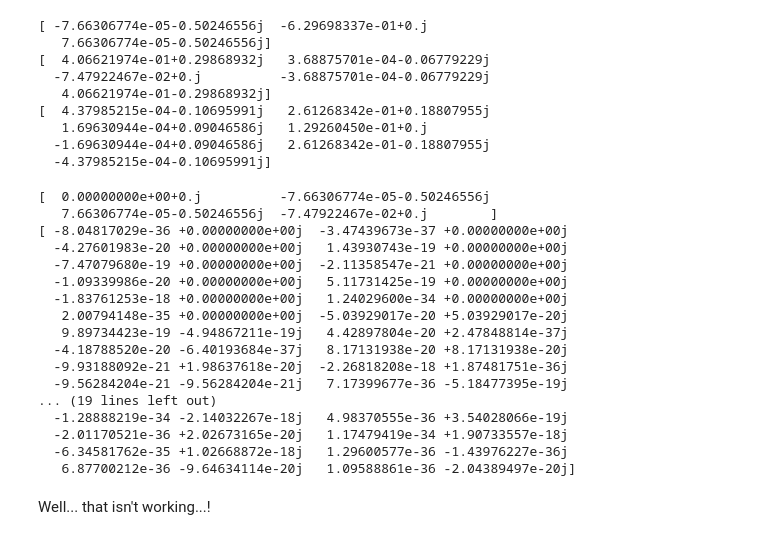
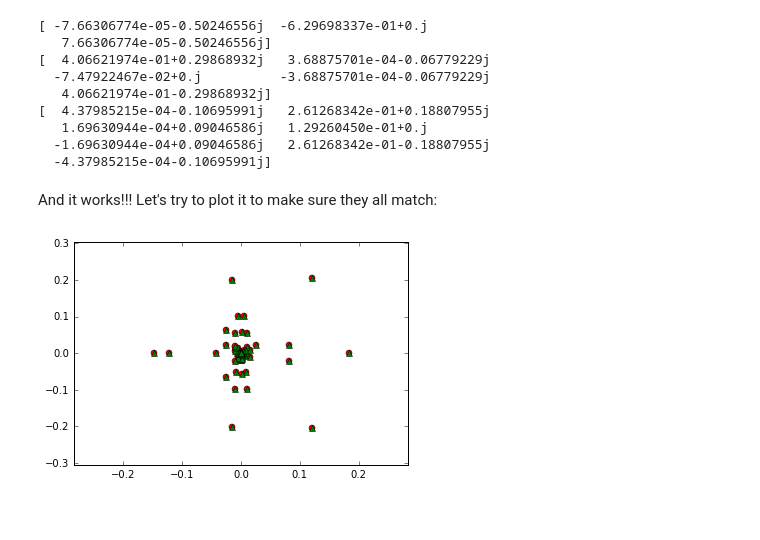
Before and after one commit to LaurencePeanuts/Music, a Jupyter notebook: Potential_Demo.ipynb, the cells around one changed output. Saved outputs shown, nothing was run; the diff lists cells and outputs as text; code cells hidden in the pictures; blank space fills up the shorter version.

```diff
--- a/Potential_Demo.ipynb
+++ b/Potential_Demo.ipynb
@@ -159,23 +165,12 @@ We.decompose_T_map_into_spherical_harmonics(lmax=10)
-# %%
-print We.alm[0:4]
-print We.alm2
-# %% [output]
-[  0.00000000e+00+0.j          -7.66306774e-05-0.50246556j
-   7.66306774e-05-0.50246556j  -7.47922467e-02+0.j        ]
-[ -8.04817029e-36 +0.00000000e+00j  -3.47439673e-37 +0.00000000e+00j
-  -4.27601983e-20 +0.00000000e+00j   1.43930743e-19 +0.00000000e+00j
-  -7.47079680e-19 +0.00000000e+00j  -2.11358547e-21 +0.00000000e+00j
-  -1.09339986e-20 +0.00000000e+00j   5.11731425e-19 +0.00000000e+00j
-  -1.83761253e-18 +0.00000000e+00j   1.24029600e-34 +0.00000000e+00j
-   2.00794148e-35 +0.00000000e+00j  -5.03929017e-20 +5.03929017e-20j
-   9.89734423e-19 -4.94867211e-19j   4.42897804e-20 +2.47848814e-37j
-  -4.18788520e-20 -6.40193684e-37j   8.17131938e-20 +8.17131938e-20j
-  -9.93188092e-21 +1.98637618e-20j  -2.26818208e-18 +1.87481751e-36j
-  -9.56284204e-21 -9.56284204e-21j   7.17399677e-36 -5.18477395e-19j
-... (19 lines left out)
-  -1.28888219e-34 -2.14032267e-18j   4.98370555e-36 +3.54028066e-19j
-  -2.01170521e-36 +2.02673165e-20j   1.17479419e-34 +1.90733557e-18j
-  -6.34581762e-35 +1.02668872e-18j   1.29600577e-36 -1.43976227e-36j
-   6.87700212e-36 -9.64634114e-20j   1.09588861e-36 -2.04389497e-20j]
-# %% [markdown]
-Well... that isn't working...!
+# %% [markdown]
+And it works!!! Let's try to plot it to make sure they all match:
+# %%
+pltxaxislim=max(np.absolute(We.alm.real))+0.1
+pltyaxislim=max(np.absolute(We.alm.imag))+0.1
+# %%
+import matplotlib.pyplot as plt
+plt.plot(We.ay.real, We.ay.imag, 'ro', ay_recovered.real, ay_recovered.imag, 'g^')
+plt.axis([-pltxaxislim , pltxaxislim, -pltyaxislim, pltyaxislim])
+plt.show()
+# %% [output]
+[figure, added]
```
Also changed, not shown: parts of 9 cells of this notebook, 1 other file.
